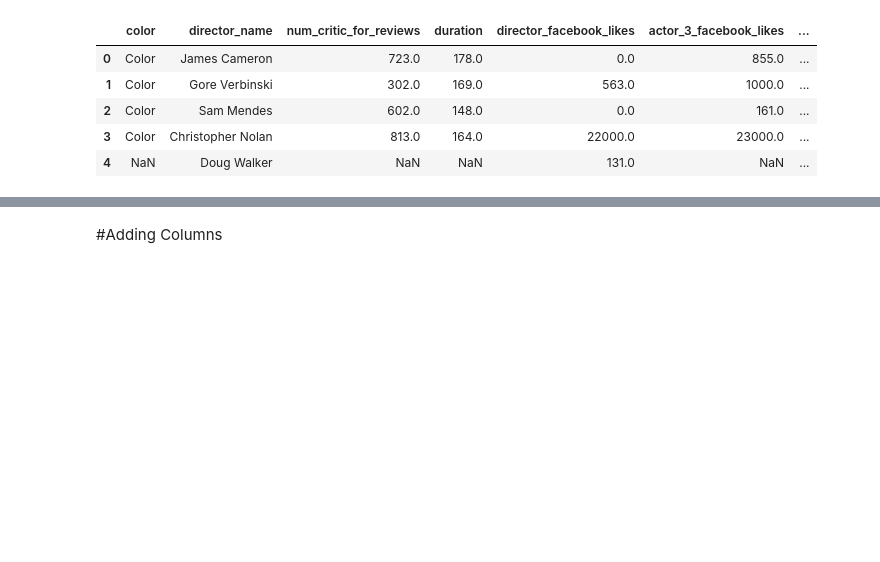
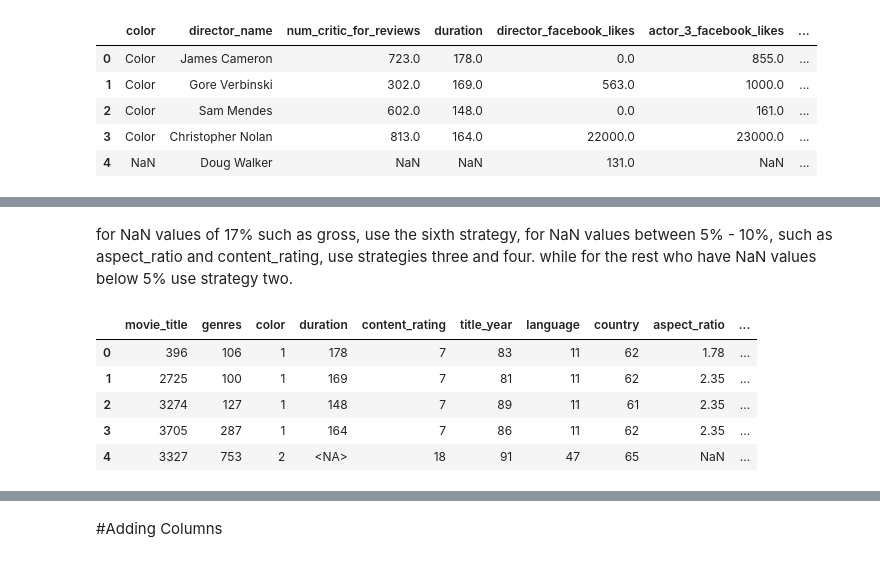
Before and after one commit to FatoniRahmat/Data-Analyst-in-Python, a Jupyter notebook: Movie_Dataset.ipynb, the cells around one changed output, grey strips where cells are left out. Saved outputs shown, nothing was run; the diff lists cells and outputs as text; code cells hidden in the pictures; blank space fills up the shorter version.

```diff
--- a/Movie_Dataset.ipynb
+++ b/Movie_Dataset.ipynb
@@ -70,0 +104,12 @@ Name: duration, dtype: float64
+# %%
+df['duration'] = df['duration'].astype('Int64')
+df['title_year'] = df['title_year'].astype('object')
+df['gross'] = df['gross'].astype('Int64')
+df['num_user_for_reviews'] = df['num_user_for_reviews'].astype('Int64')
+df['num_critic_for_reviews'] = df['num_critic_for_reviews'].astype('Int64')
+df['facenumber_in_poster'] = df['facenumber_in_poster'].astype('Int64')
+df['director_facebook_likes'] = df['director_facebook_likes'].astype('Int64')
+df['actor_1_facebook_likes'] = df['actor_1_facebook_likes'].astype('Int64')
+df['actor_2_facebook_likes'] = df['actor_2_facebook_likes'].astype('Int64')
+df['actor_3_facebook_likes'] = df['actor_3_facebook_likes'].astype('Int64')
+df.dtypes
@@ -70,0 +187,27 @@ Name: duration, dtype: float64
+# %% [markdown]
+for NaN values of 17% such as gross, use the sixth strategy, for NaN values between 5% - 10%, such as aspect_ratio and content_rating, use strategies three and four. while for the rest who have NaN values below 5% use strategy two.
+# %%
+#transformasi (encoding)
+from sklearn.preprocessing import LabelEncoder
+encode = LabelEncoder()
+df['movie_title'] = encode.fit_transform(df['movie_title'].values)
+df['genres'] = encode.fit_transform(df['genres'].values)
+df['content_rating'] = encode.fit_transform(df['content_rating'].values)
+df['title_year'] = encode.fit_transform(df['title_year'].values)
+df['language'] = encode.fit_transform(df['language'].values)
+df['country'] = encode.fit_transform(df['country'].values)
+df['color'] = encode.fit_transform(df['color'].values)
+df['plot_keywords'] = encode.fit_transform(df['plot_keywords'].values)
+df['movie_imdb_link'] = encode.fit_transform(df['movie_imdb_link'].values)
+df['director_name'] = encode.fit_transform(df['director_name'].values)
+df['actor_1_name'] = encode.fit_transform(df['actor_1_name'].values)
+df['actor_2_name'] = encode.fit_transform(df['actor_2_name'].values)
+df['actor_3_name'] = encode.fit_transform(df['actor_3_name'].values)
+df.head()
+# %% [output]
+|  | movie_title | genres | color | duration | content_rating | title_year | language | country | aspect_ratio | ... |
+| 0 | 396 | 106 | 1 | 178 | 7 | 83 | 11 | 62 | 1.78 | ... |
+| 1 | 2725 | 100 | 1 | 169 | 7 | 81 | 11 | 62 | 2.35 | ... |
+| 2 | 3274 | 127 | 1 | 148 | 7 | 89 | 11 | 61 | 2.35 | ... |
+| 3 | 3705 | 287 | 1 | 164 | 7 | 86 | 11 | 62 | 2.35 | ... |
+| 4 | 3327 | 753 | 2 | <NA> | 18 | 91 | 47 | 65 | NaN | ... |
```
Also changed, not shown: parts of 34 cells of this notebook.
